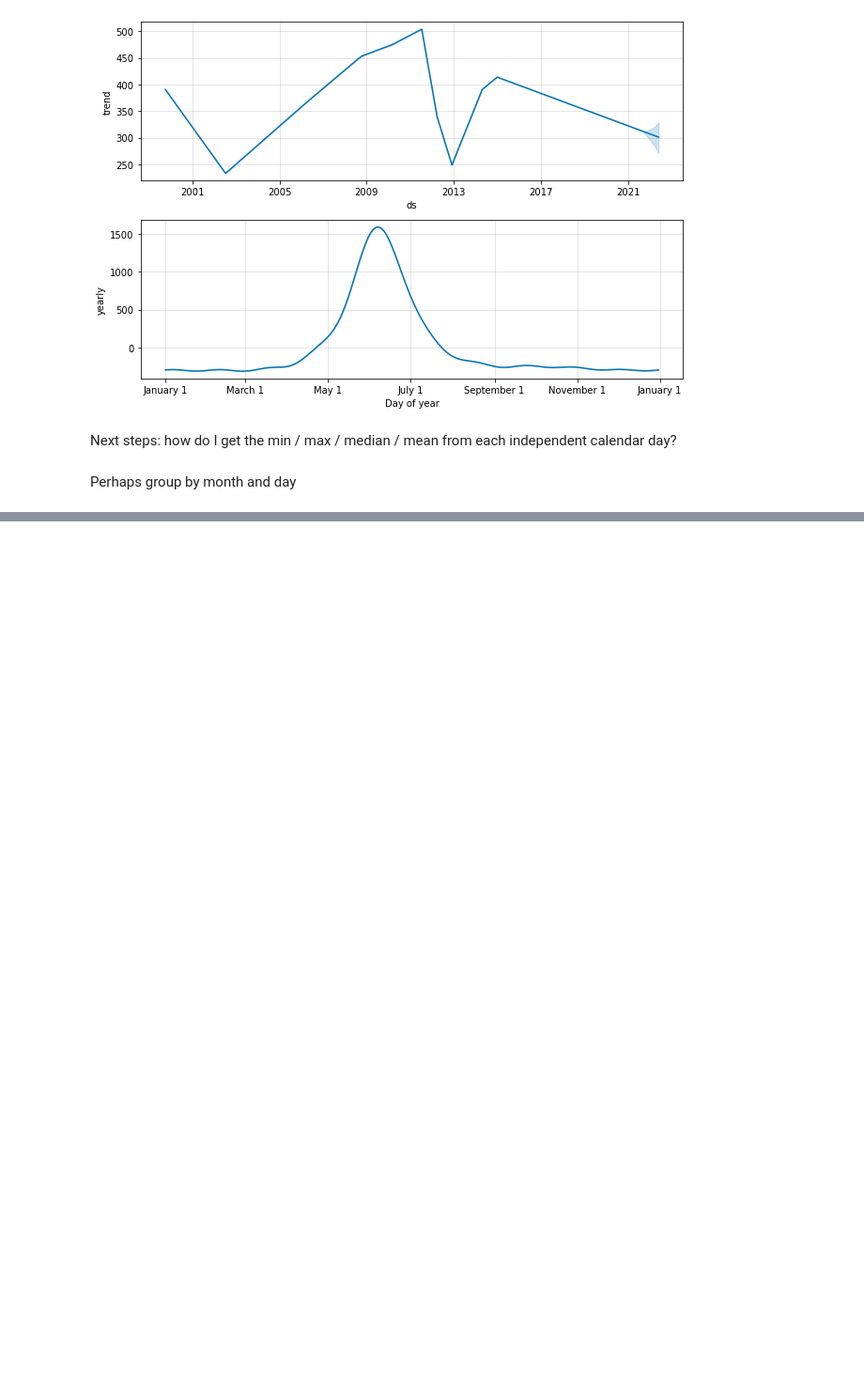
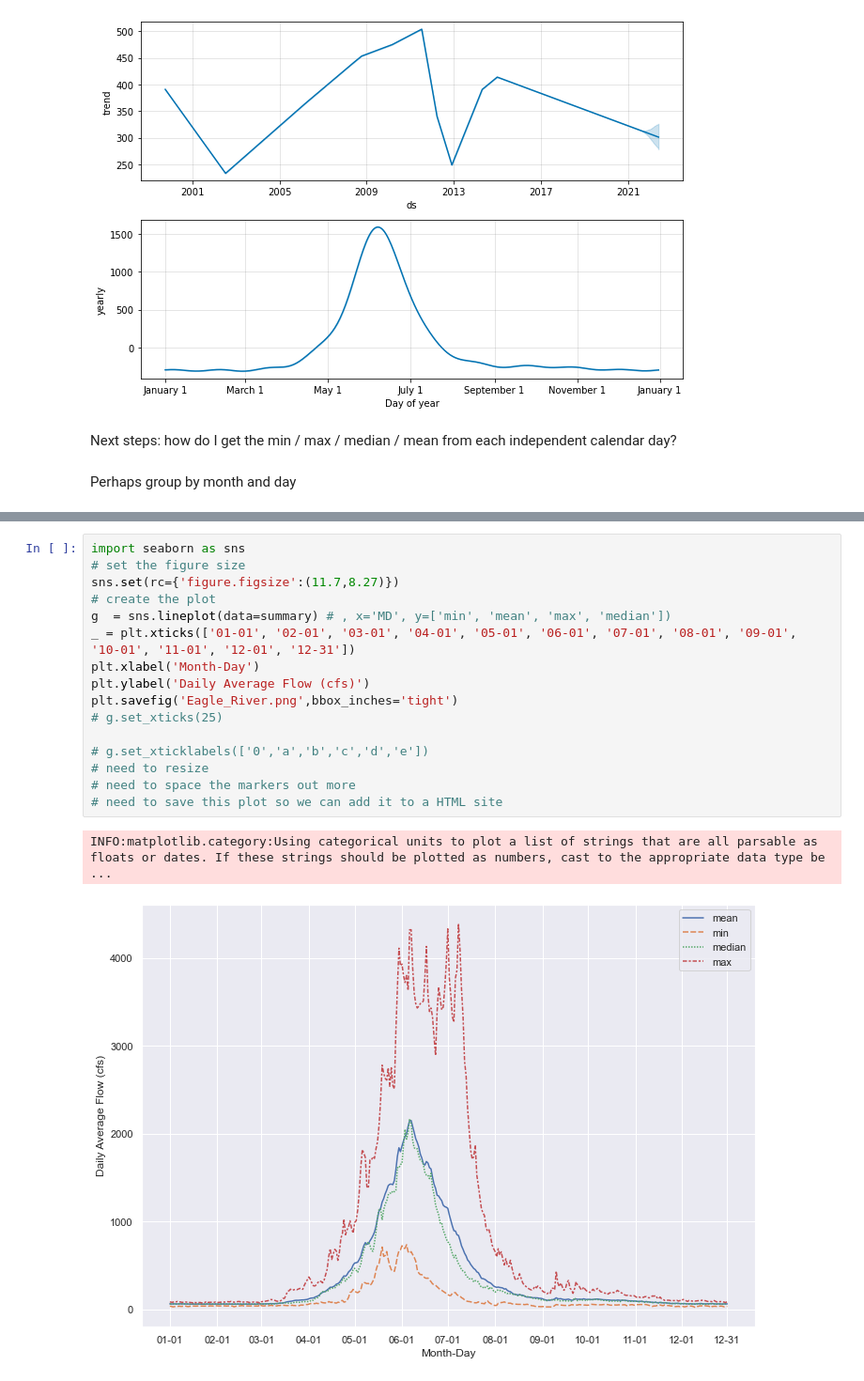
Before and after one commit to sjrekuc/River_Analysis, a Jupyter notebook: gauge_analysis.ipynb, the cells around one changed output, grey strips where cells are left out. Shown: that part at 94% size. Saved outputs shown, nothing was run; the diff lists cells and outputs as text; blank space fills up the shorter version.

```diff
--- a/gauge_analysis.ipynb
+++ b/gauge_analysis.ipynb
@@ -126,0 +185,19 @@ Perhaps group by month and day
+# %%
+import seaborn as sns
+# set the figure size
+sns.set(rc={'figure.figsize':(11.7,8.27)})
+# create the plot
+g  = sns.lineplot(data=summary) # , x='MD', y=['min', 'mean', 'max', 'median'])
+_ = plt.xticks(['01-01', '02-01', '03-01', '04-01', '05-01', '06-01', '07-01', '08-01', '09-01', '10-01', '11-01', '12-01', '12-31'])
+plt.xlabel('Month-Day')
+plt.ylabel('Daily Average Flow (cfs)')
+plt.savefig('Eagle_River.png',bbox_inches='tight')
+# g.set_xticks(25)
+
+# g.set_xticklabels(['0','a','b','c','d','e'])
+# need to resize
+# need to space the markers out more
+# need to save this plot so we can add it to a HTML site
+# %% [output]
+INFO:matplotlib.category:Using categorical units to plot a list of strings that are all parsable as floats or dates. If these strings should be plotted as numbers, cast to the appropriate data type be ...
+[figure, added]
```
Also changed, not shown: parts of 9 cells of this notebook, 1 other file.
